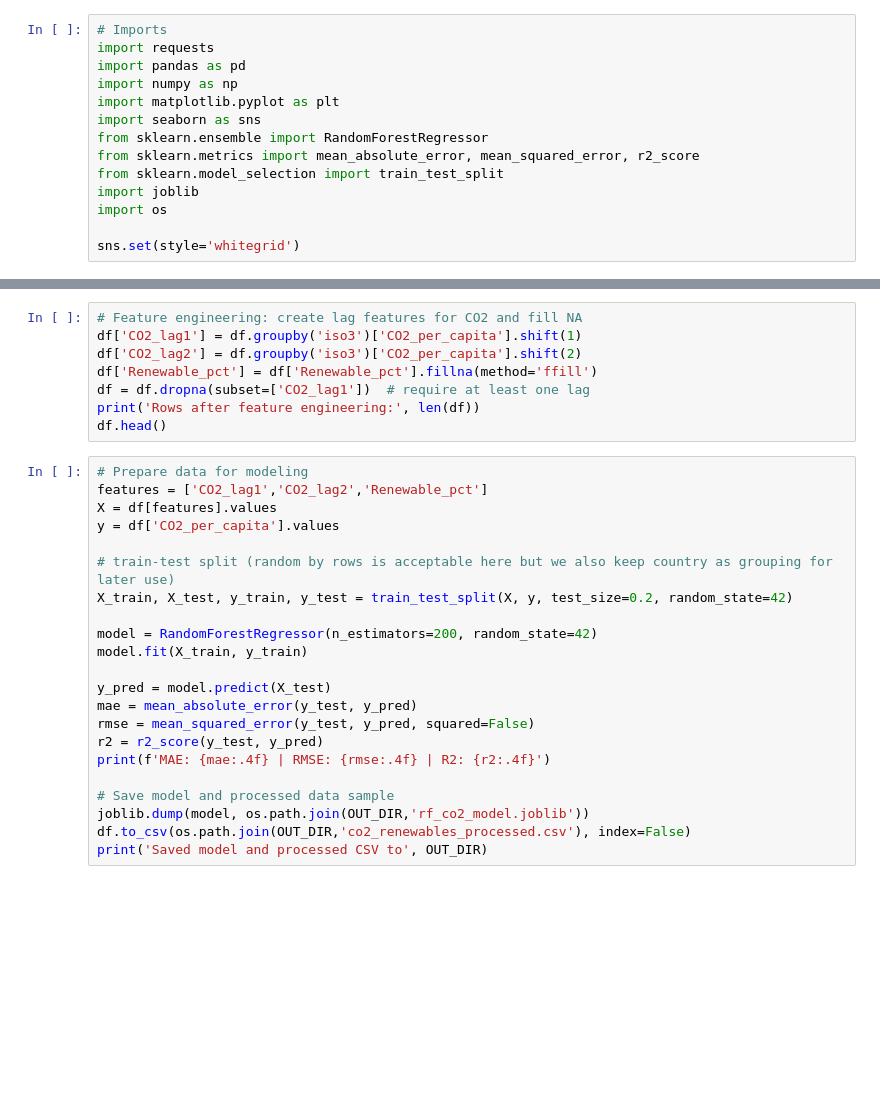
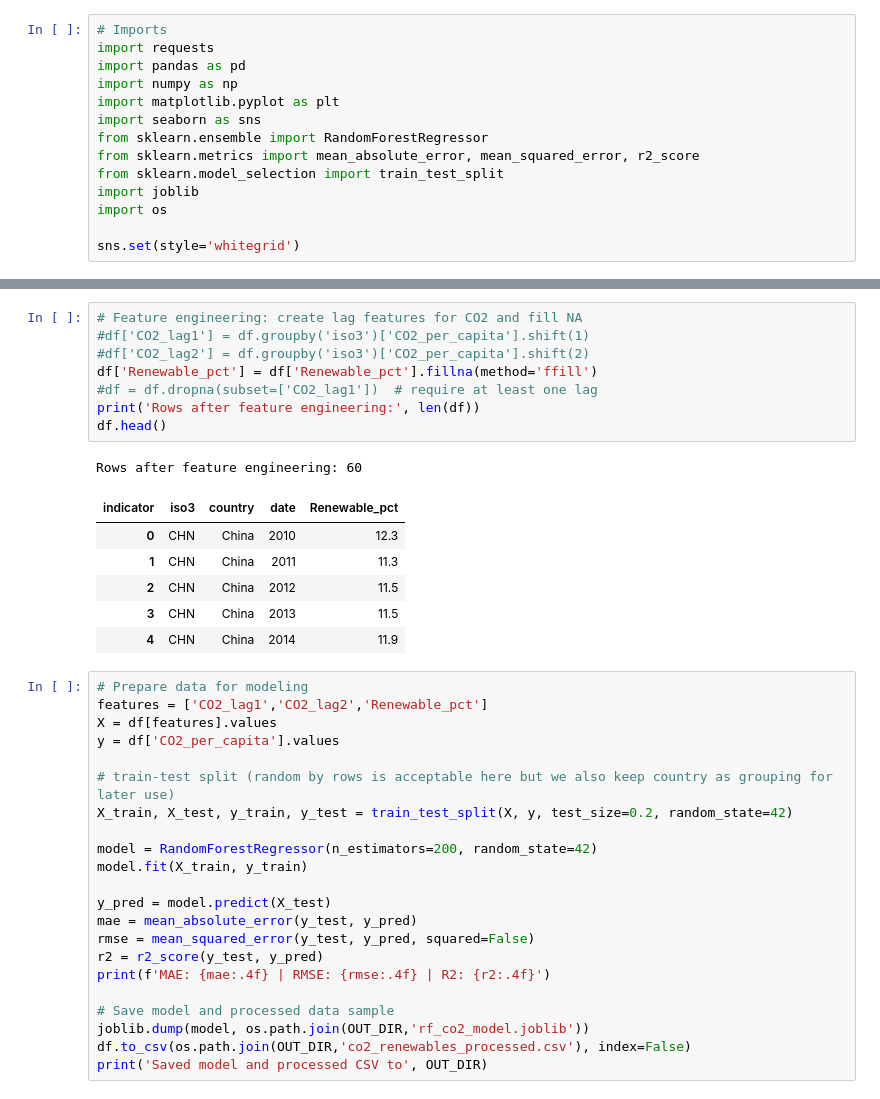
Before and after one commit to TechNinjaX2/aiswe, a Jupyter notebook: wk2/climate_action_worldbank.ipynb, the cells around one changed output, grey strips where cells are left out. Cells and saved outputs as stored; diff of their text form; blank space fills up the shorter version.

```diff
--- a/wk2/climate_action_worldbank.ipynb
+++ b/wk2/climate_action_worldbank.ipynb
@@ -132,11 +191,19 @@ plt.show()
 # %%
 # Feature engineering: create lag features for CO2 and fill NA
-df['CO2_lag1'] = df.groupby('iso3')['CO2_per_capita'].shift(1)
-df['CO2_lag2'] = df.groupby('iso3')['CO2_per_capita'].shift(2)
+#df['CO2_lag1'] = df.groupby('iso3')['CO2_per_capita'].shift(1)
+#df['CO2_lag2'] = df.groupby('iso3')['CO2_per_capita'].shift(2)
 df['Renewable_pct'] = df['Renewable_pct'].fillna(method='ffill')
-df = df.dropna(subset=['CO2_lag1'])  # require at least one lag
+#df = df.dropna(subset=['CO2_lag1'])  # require at least one lag
 print('Rows after feature engineering:', len(df))
 df.head()
+# %% [output]
+Rows after feature engineering: 60
+| indicator | iso3 | country | date | Renewable_pct |
+| 0 | CHN | China | 2010 | 12.3 |
+| 1 | CHN | China | 2011 | 11.3 |
+| 2 | CHN | China | 2012 | 11.5 |
+| 3 | CHN | China | 2013 | 11.5 |
+| 4 | CHN | China | 2014 | 11.9 |
 # %%
 # Prepare data for modeling
 features = ['CO2_lag1','CO2_lag2','Renewable_pct']
```
Also changed, not shown: parts of 8 cells of this notebook, 20 other files.
